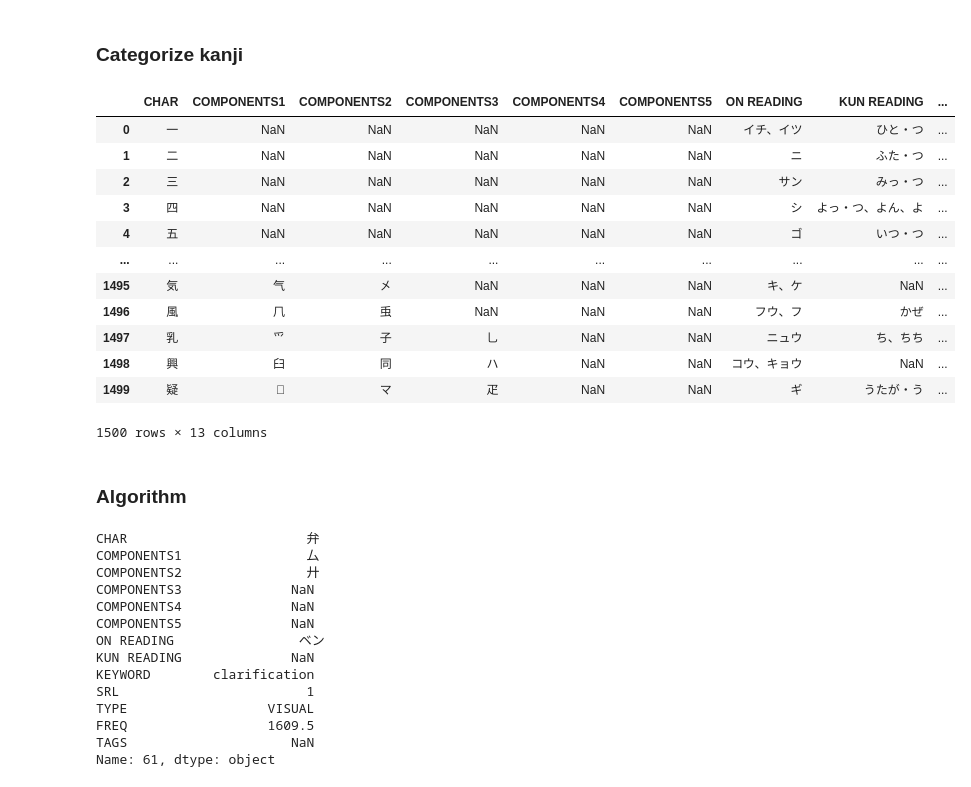
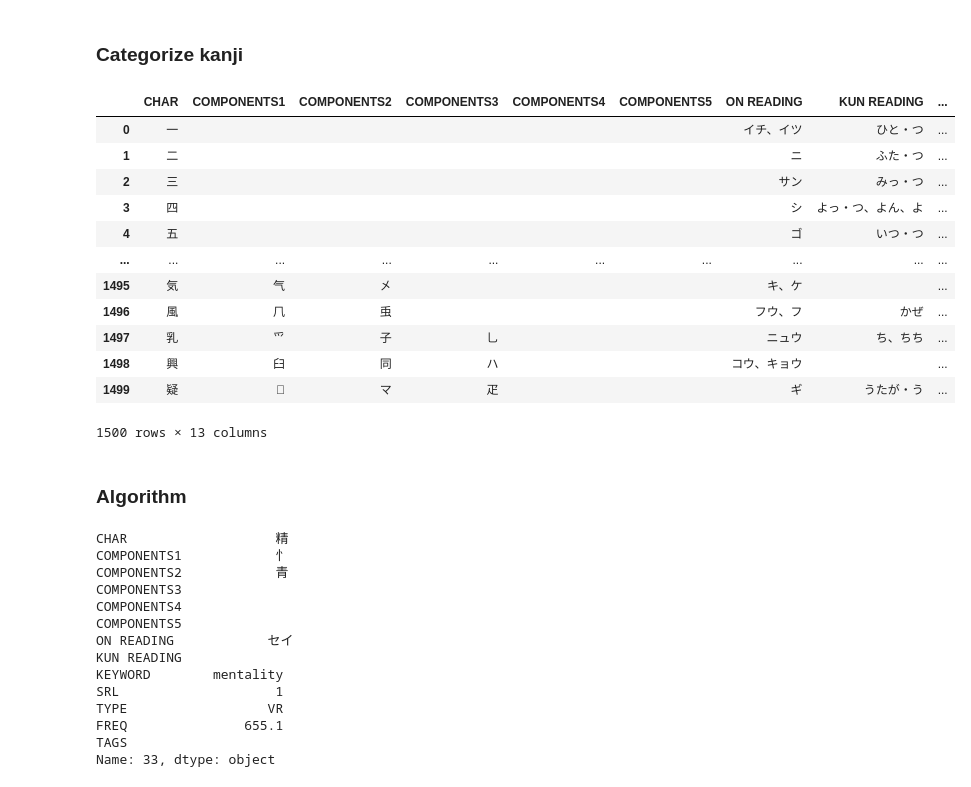
Before and after one commit to tonykoval/kanji-mbo, a Jupyter notebook: Kanji.ipynb, the cells around one changed output. Saved outputs shown, nothing was run; the diff lists cells and outputs as text; code cells hidden in the pictures.

Commit message:
update Kanji

```diff
--- a/Kanji.ipynb
+++ b/Kanji.ipynb
@@ -18,21 +18,22 @@ class Kanji:
 # %%
 # read excel file (with mapping)
 df_kanji = pandas.read_excel("1500 KANJI COMPONENTS - ver. 1.2.xlsx", sheet_name="MAIN")
 df_kanji.columns = ["CHAR", "COMPONENTS1", "COMPONENTS2", "COMPONENTS3", "COMPONENTS4", "COMPONENTS5", "ON READING", "KUN READING", "KEYWORD", "SRL", "TYPE", "FREQ", "TAGS"]
+df_kanji.fillna('', inplace=True)
 df_kanji
 # %% [output]
 |  | CHAR | COMPONENTS1 | COMPONENTS2 | COMPONENTS3 | COMPONENTS4 | COMPONENTS5 | ON READING | KUN READING | ... |
-| 0 | 一 | NaN | NaN | NaN | NaN | NaN | イチ、イツ | ひと・つ | ... |
-| 1 | 二 | NaN | NaN | NaN | NaN | NaN | ニ | ふた・つ | ... |
-| 2 | 三 | NaN | NaN | NaN | NaN | NaN | サン | みっ・つ | ... |
-| 3 | 四 | NaN | NaN | NaN | NaN | NaN | シ | よっ・つ、よん、よ | ... |
-| 4 | 五 | NaN | NaN | NaN | NaN | NaN | ゴ | いつ・つ | ... |
+| 0 | 一 |  |  |  |  |  | イチ、イツ | ひと・つ | ... |
+| 1 | 二 |  |  |  |  |  | ニ | ふた・つ | ... |
+| 2 | 三 |  |  |  |  |  | サン | みっ・つ | ... |
+| 3 | 四 |  |  |  |  |  | シ | よっ・つ、よん、よ | ... |
+| 4 | 五 |  |  |  |  |  | ゴ | いつ・つ | ... |
 | ... | ... | ... | ... | ... | ... | ... | ... | ... | ... |
-| 1495 | 気 | 气 | 㐅 | NaN | NaN | NaN | キ、ケ | NaN | ... |
-| 1496 | 風 | 𠘨 | 䖝 | NaN | NaN | NaN | フウ、フ | かぜ | ... |
-| 1497 | 乳 | ⺤ | 子 | 乚 | NaN | NaN | ニュウ | ち、ちち | ... |
-| 1498 | 興 | 臼 | 同 | ハ | NaN | NaN | コウ、キョウ | NaN | ... |
-| 1499 | 疑 | 𠤕 | マ | 疋 | NaN | NaN | ギ | うたが・う | ... |
+| 1495 | 気 | 气 | 㐅 |  |  |  | キ、ケ |  | ... |
+| 1496 | 風 | 𠘨 | 䖝 |  |  |  | フウ、フ | かぜ | ... |
+| 1497 | 乳 | ⺤ | 子 | 乚 |  |  | ニュウ | ち、ちち | ... |
+| 1498 | 興 | 臼 | 同 | ハ |  |  | コウ、キョウ |  | ... |
+| 1499 | 疑 | 𠤕 | マ | 疋 |  |  | ギ | うたが・う | ... |
 1500 rows × 13 columns
 # %%
 df_keyword = pandas.read_excel("1500 KANJI COMPONENTS - ver. 1.2.xlsx", sheet_name="keyword.list")
@@ -43,23 +44,23 @@ df_stem = pandas.read_excel("1500 KANJI COMPONENTS - ver. 1.2.xlsx", sheet_name=
 # %% [markdown]
 ### Algorithm
 # %%
-random_row = df_kanji[df_kanji["CHAR"] == '弁'].iloc[0]
+random_row = df_kanji[df_kanji["CHAR"] == '精'].iloc[0]
 random_row
 # %% [output]
-CHAR                       弁
-COMPONENTS1                厶
-COMPONENTS2                廾
-COMPONENTS3              NaN
-COMPONENTS4              NaN
-COMPONENTS5              NaN
-ON READING                ベン
-KUN READING              NaN
-KEYWORD        clarification
-SRL                        1
-TYPE                  VISUAL
-FREQ                  1609.5
-TAGS                     NaN
-Name: 61, dtype: object
+CHAR                   精
+COMPONENTS1            忄
+COMPONENTS2            青
+COMPONENTS3
+COMPONENTS4
+COMPONENTS5
+ON READING            セイ
+KUN READING
+KEYWORD        mentality
+SRL                    1
+TYPE                  VR
+FREQ               655.1
+TAGS
+Name: 33, dtype: object
 # %%
 categorization = {}
 special_grp = '78 special'
```
Also changed, not shown: parts of 6 cells of this notebook.
